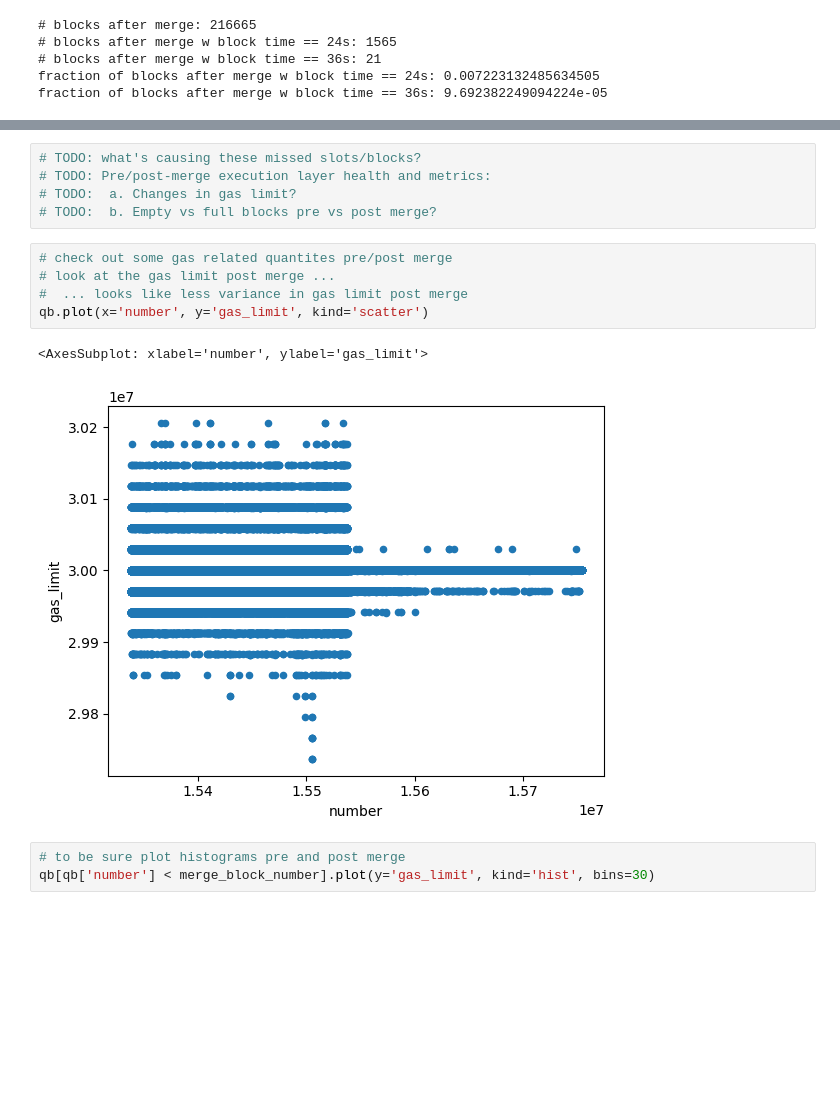
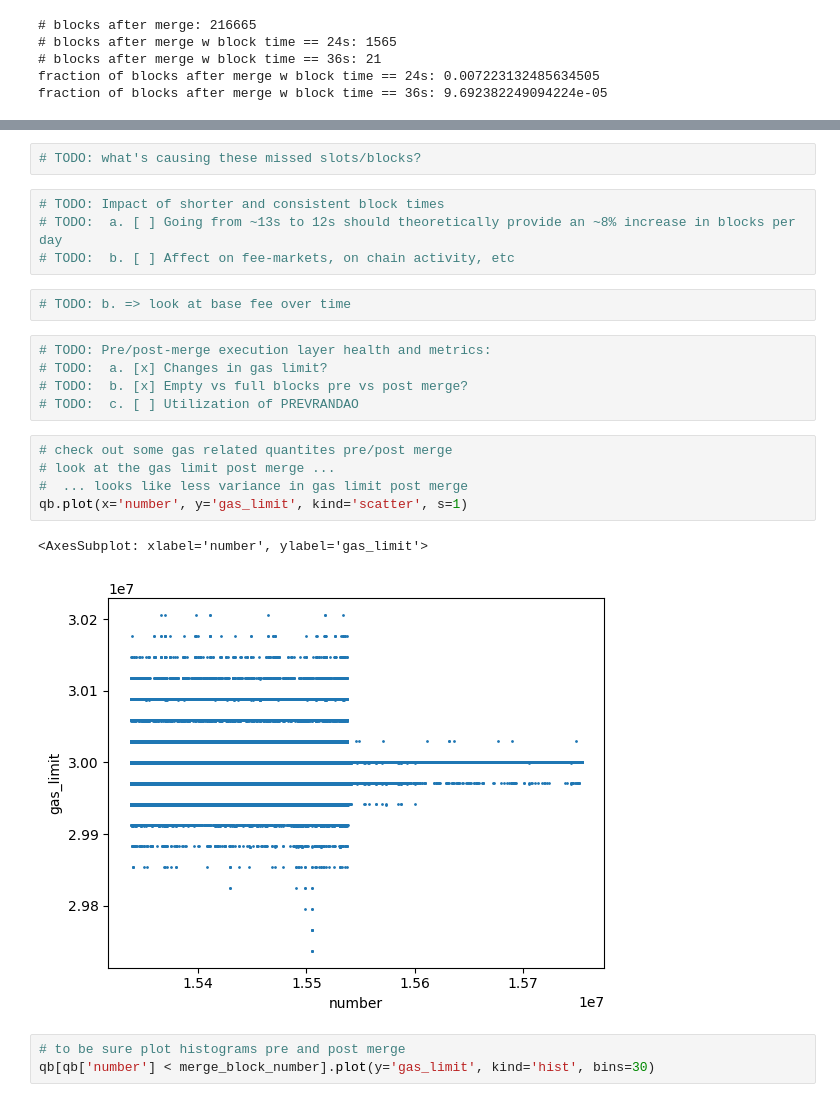
Before and after one commit to fmrmf/merge-challenge, a Jupyter notebook: notebook/blocks.ipynb, the cells around one changed output, grey strips where cells are left out. Cells and saved outputs as stored; diff of their text form; blank space fills up the shorter version.

```diff
--- a/notebook/blocks.ipynb
+++ b/notebook/blocks.ipynb
@@ -163,19 +163,27 @@ qb[(qb['number'] >= merge_block_number) & (qb['dtimestamp'] % 12 != 0)]
 # %% [output]
 |  | num_transactions | hash | number | parent_hash | size | timestamp | gas_limit | gas_used | base_fee | ... |
 | 199385 | 80 | b'V\xa9\xbb\x03\x02\xdaD\xb8\xc0\... | 15537394 | b'U\xb1\x1b\x91\x83U\xb1\xef\x9c]... | 18559 | 1663224179 | 30000000 | 29983006 | 48811794595 | ... |
+# %%
+# TODO: what's causing these missed slots/blocks?
+# %%
+# TODO: Impact of shorter and consistent block times
+# TODO:  a. [ ] Going from ~13s to 12s should theoretically provide an ~8% increase in blocks per day
+# TODO:  b. [ ] Affect on fee-markets, on chain activity, etc
+# %%
+# TODO: b. => look at base fee over time
 # %%
-# TODO: what's causing these missed slots/blocks?
 # TODO: Pre/post-merge execution layer health and metrics:
-# TODO:  a. Changes in gas limit?
-# TODO:  b. Empty vs full blocks pre vs post merge?
+# TODO:  a. [x] Changes in gas limit?
+# TODO:  b. [x] Empty vs full blocks pre vs post merge?
+# TODO:  c. [ ] Utilization of PREVRANDAO
 # %%
 # check out some gas related quantites pre/post merge
 # look at the gas limit post merge ...
 #  ... looks like less variance in gas limit post merge
-qb.plot(x='number', y='gas_limit', kind='scatter')
+qb.plot(x='number', y='gas_limit', kind='scatter', s=1)
 # %% [output]
 <AxesSubplot: xlabel='number', ylabel='gas_limit'>
-[figure, old version]
+[figure, new version]
 # %%
 # to be sure plot histograms pre and post merge
 qb[qb['number'] < merge_block_number].plot(y='gas_limit', kind='hist', bins=30)
```
Also changed, not shown: parts of 5 cells of this notebook.
